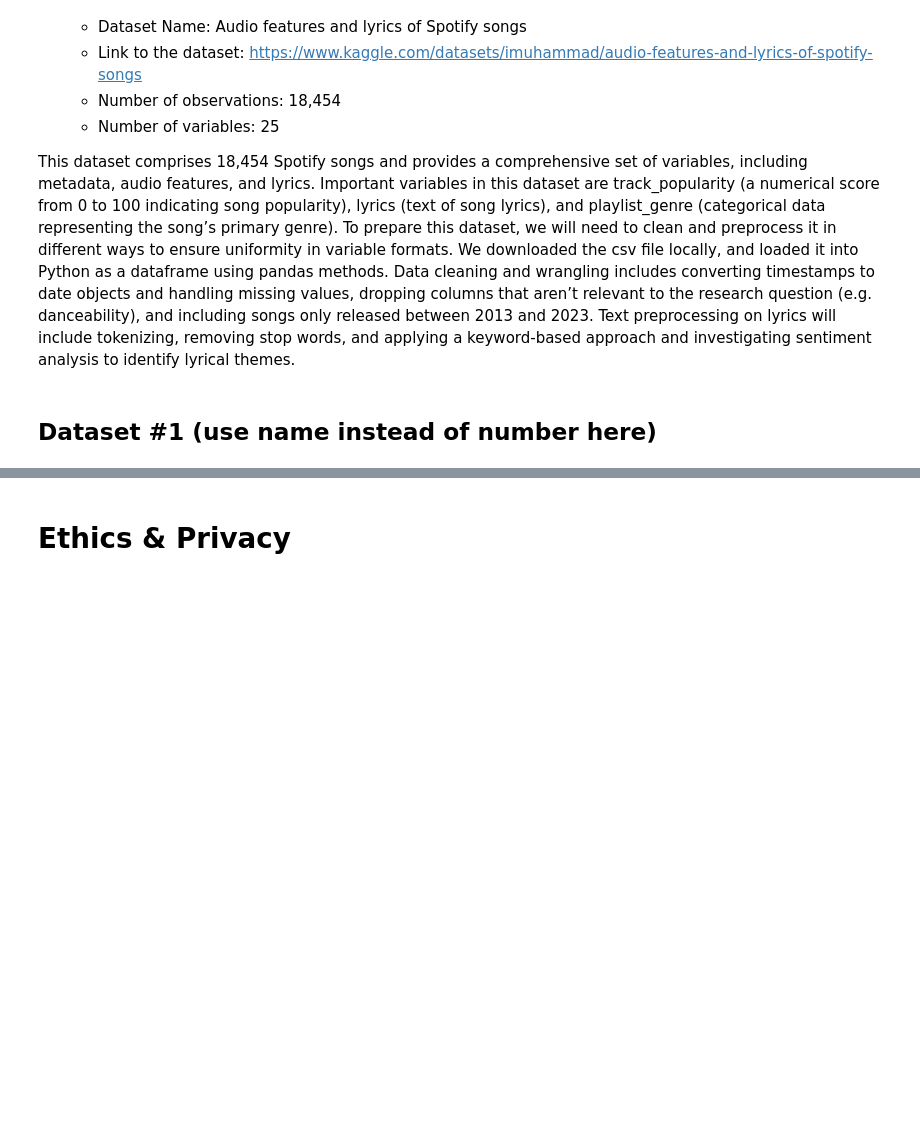
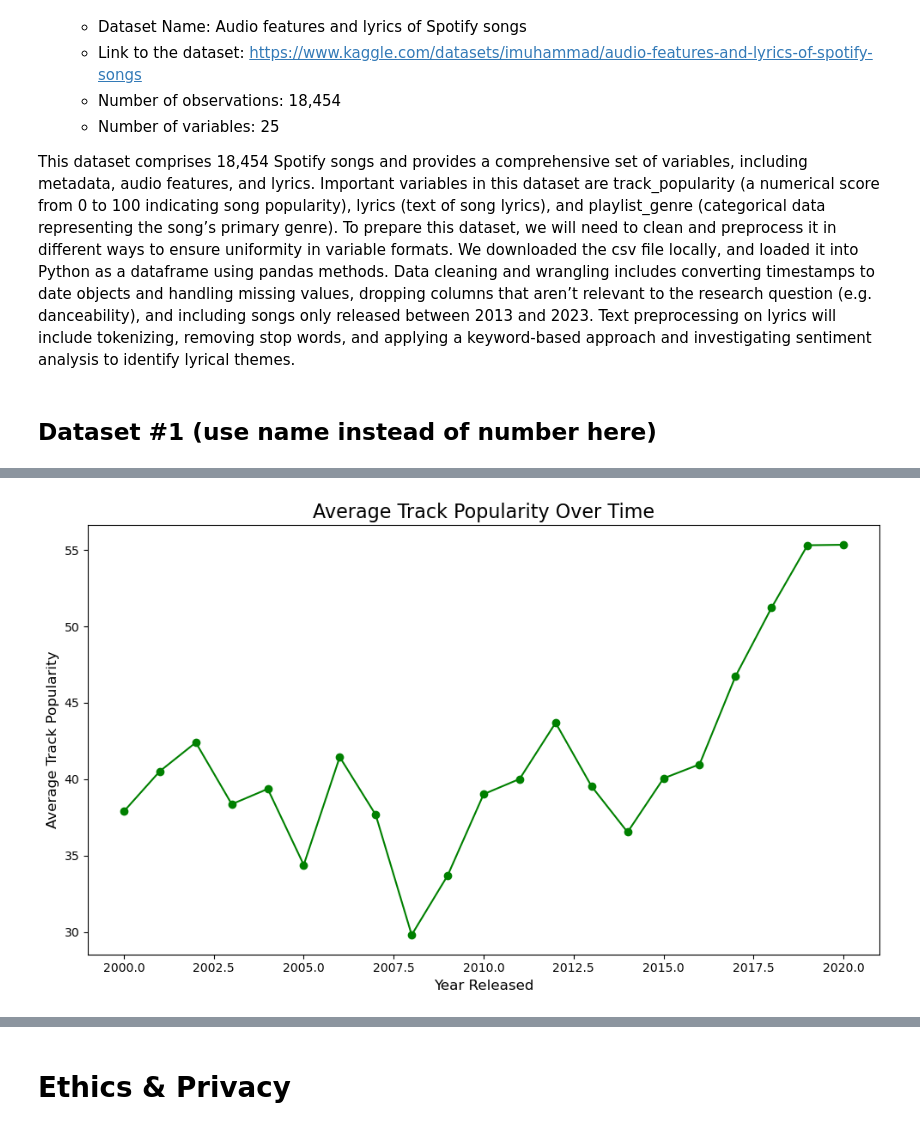
Before and after one commit to arushimunjal/Spotify-NLP, a Jupyter notebook: DataCheckpoint_Group145-FA24.ipynb, the cells around one changed output, grey strips where cells are left out. Saved outputs shown, nothing was run; the diff lists cells and outputs as text; code cells hidden in the pictures; blank space fills up the shorter version.

```diff
--- a/DataCheckpoint_Group145-FA24.ipynb
+++ b/DataCheckpoint_Group145-FA24.ipynb
@@ -80,0 +168,14 @@ spotify_songs.head()
+# %%
+# Calculate average popularity per year
+plt.figure(figsize=(10, 6))
+avg_popularity_per_year = merged_df.groupby('year_released')['track_popularity'].mean()
+
+# Plotting the line chart
+avg_popularity_per_year.plot(kind='line', marker='o', color='green', figsize=(10, 6))
+plt.title('Average Track Popularity Over Time', fontsize=16)
+plt.xlabel('Year Released', fontsize=12)
+plt.ylabel('Average Track Popularity', fontsize=12)
+plt.tight_layout()
+plt.show()
+# %% [output]
+[figure, added]
```
Also changed, not shown: parts of 7 cells of this notebook.
